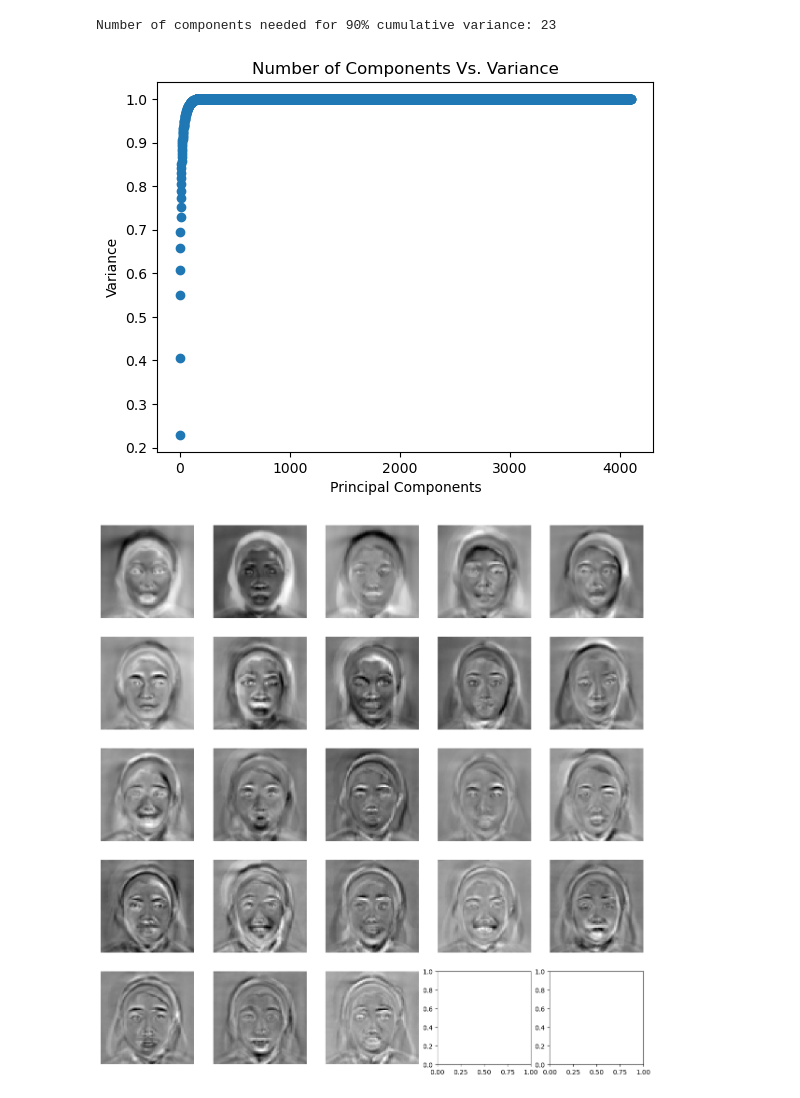
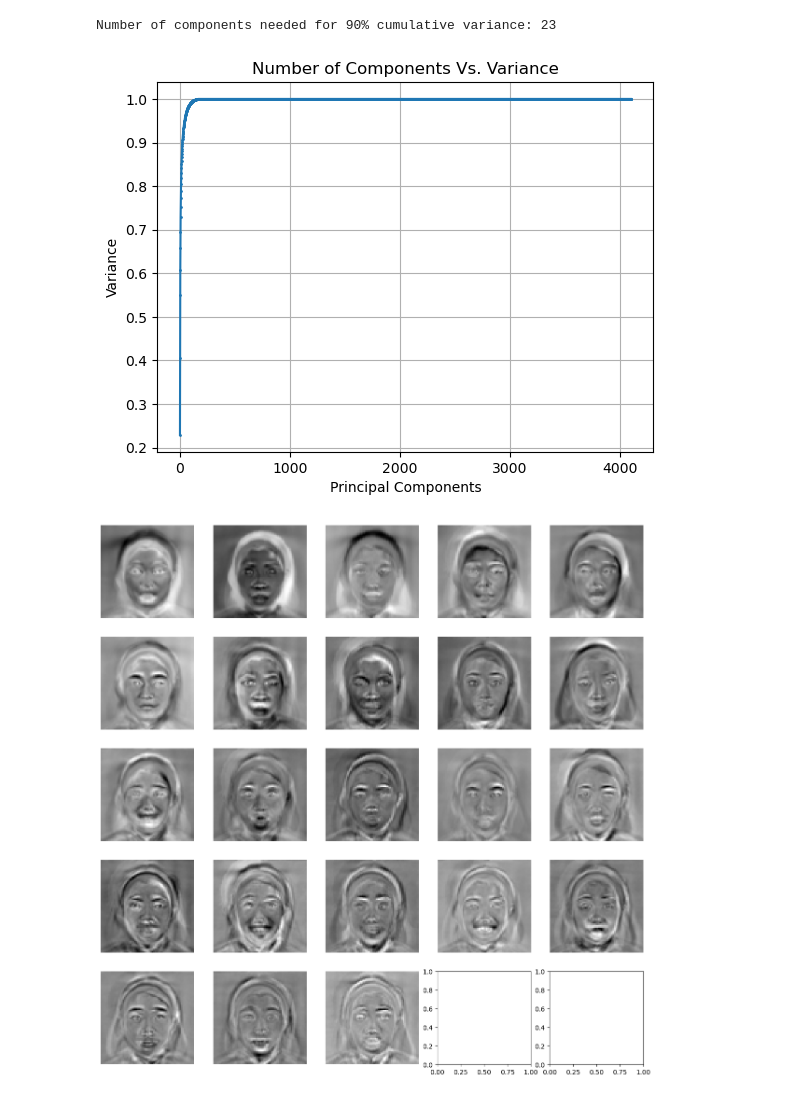
Before and after one commit to itsatefe/Pattern-Recognition, a Jupyter notebook: HW4/PCA.ipynb, the cells around one changed output. Saved outputs shown, nothing was run; the diff lists cells and outputs as text; code cells hidden in the pictures.

```diff
--- a/HW4/PCA.ipynb
+++ b/HW4/PCA.ipynb
@@ -218,12 +218,13 @@ Number of components needed for 90% cumulative variance: 23
 # %%
 all_components = range(1,len(pca.eigenvalues)+1)
 plt.title('Number of Components Vs. Variance')
 plt.xlabel('Principal Components')
 plt.ylabel('Variance')
-plt.scatter(num_comp, cum_var)
+plt.grid(True)
+plt.plot(all_components, cumulative_variance ,'o-', markersize=1)
 plt.show()
 # %% [output]
-[figure, old version]
+[figure, new version]
 # %%
 pca_90_percent = PCA(n_components_90_percent)
 pca_90_percent.fit(images)
```
Also changed, not shown: parts of 8 cells of this notebook, 1 other file.
